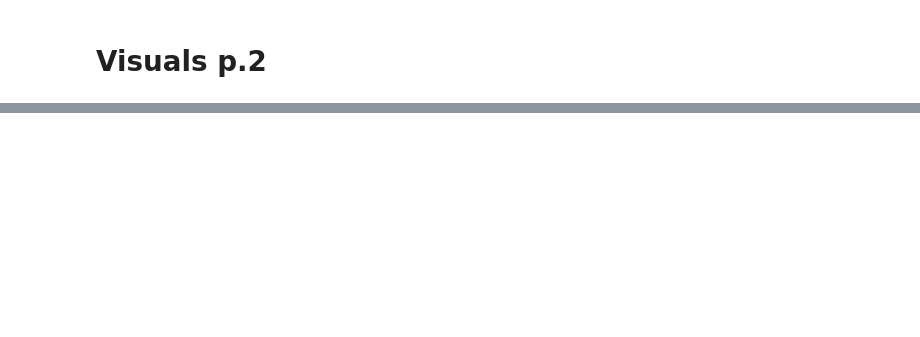
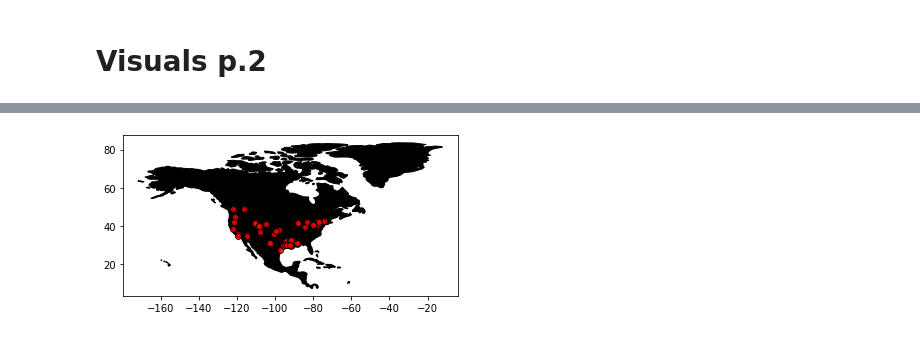
Before and after one commit to Jonny-T87/Oil_Gas_Utility, a Jupyter notebook: Natural_Gas_Market_Hubs_Visuals.ipynb, the cells around one changed output, grey strips where cells are left out. Saved outputs shown, nothing was run; the diff lists cells and outputs as text; code cells hidden in the pictures; blank space fills up the shorter version.

Commit message:
visual p2

```diff
--- a/Natural_Gas_Market_Hubs_Visuals.ipynb
+++ b/Natural_Gas_Market_Hubs_Visuals.ipynb
@@ -172,3 +176,7 @@ fig.show()
 [interactive output not drawn]
 # %% [markdown]
 # Visuals p.2
+# %%
+gdf = gdp.GeoDataFrame(
+    df, geometry=geopandas.points_from_xy(df.Longitude, df.Latitude))
+gdf
@@ -174,0 +202,3 @@ fig.show()
+# %%
+world = geopandas.read_file(geopandas.datasets.get_path('naturalearth_lowres'))
+world
@@ -174,0 +219,11 @@ fig.show()
+# %%
+# restricting to North America.
+ax = world[world.continent == 'North America'].plot(
+    color='black', edgecolor='black')
+
+# now ploting ``GeoDataFrame``.
+gdf.plot(ax=ax, color='red', edgecolor='black', alpha=.8)
+
+plt.show()
+# %% [output]
+[figure, added]
```
Also changed, not shown: parts of 6 cells of this notebook.
